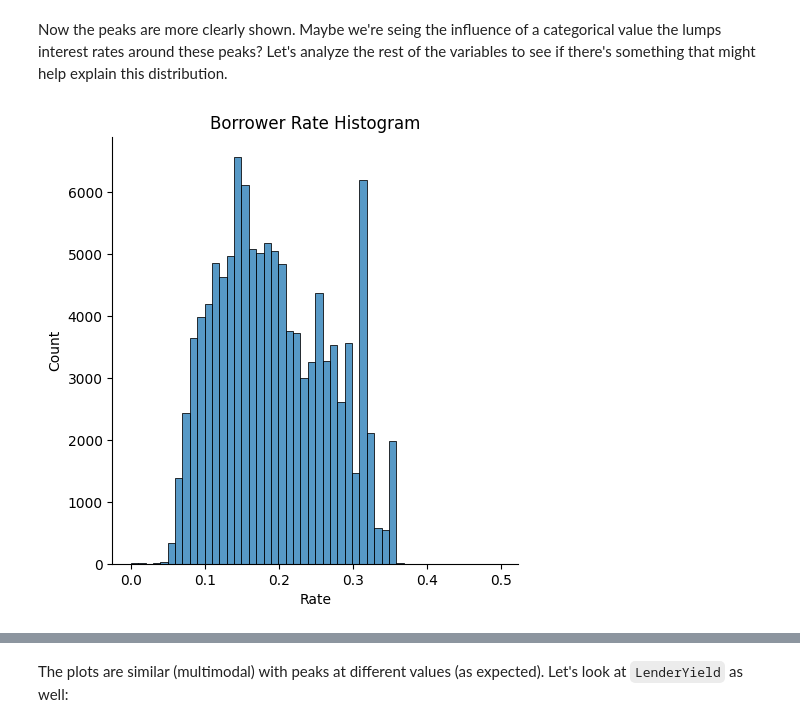
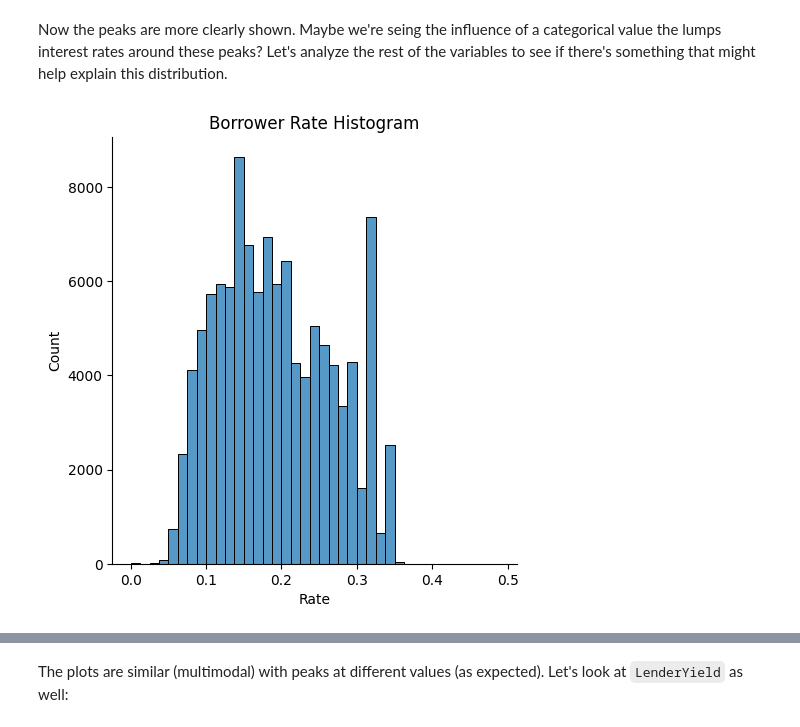
Before and after one commit to abarto/udacity-nd002-comunicate-data-findings, a Jupyter notebook: Part_I_exploration.ipynb, the cells around one changed output, grey strips where cells are left out. Cells and saved outputs as stored; diff of their text form; code cells hidden in the pictures.

```diff
--- a/Part_I_exploration.ipynb
+++ b/Part_I_exploration.ipynb
@@ -1325,11 +1343,11 @@ Now the peaks are more clearly shown. Maybe we're seing the influence of a categ
 # %%
 sns.displot(
     prosper_load_data_clean_df.BorrowerRate,
     kind="hist",
-    bins=50
+    bins=np.arange(0, 0.5, 0.0125)
 )
 plt.xlabel("Rate")
 plt.title("Borrower Rate Histogram");
 # %% [output]
-[figure, old version]
+[figure, new version]
 # %% [markdown]
```
Also changed, not shown: parts of 72 cells of this notebook, 2 other files.
